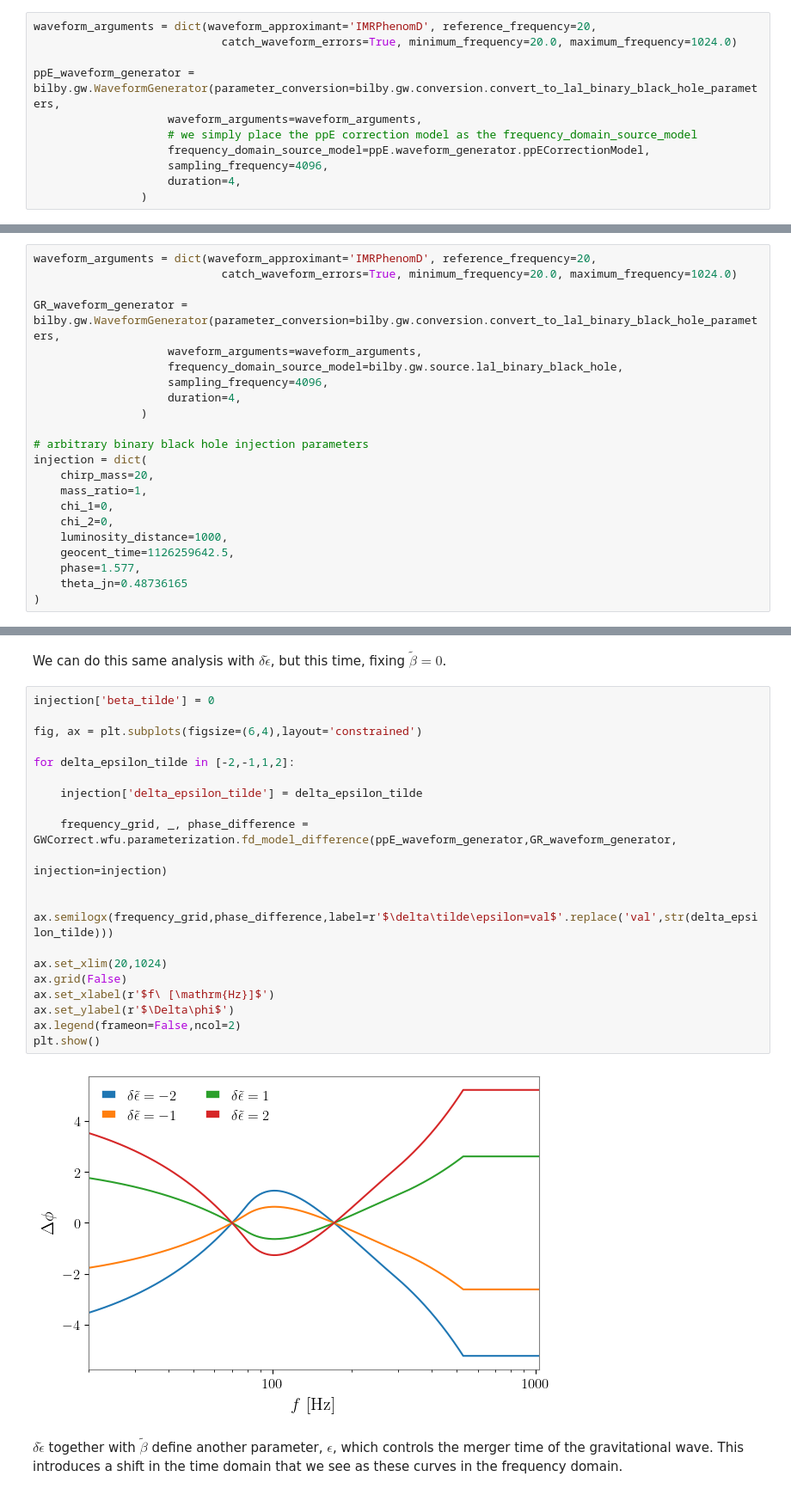
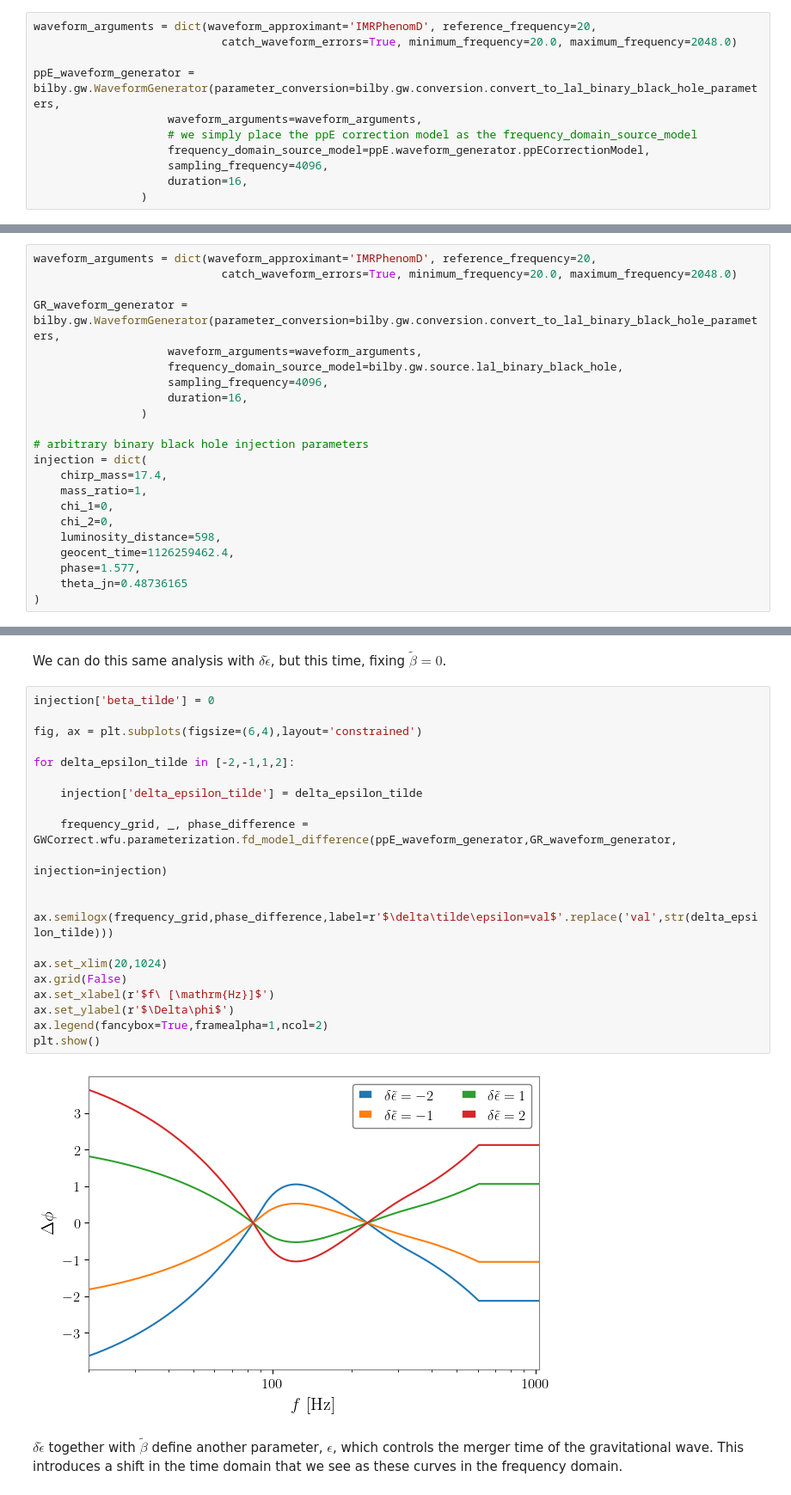
Before and after one commit to RyanSR71/GWCorrect, a Jupyter notebook: docs/source/notebooks/ppE_Tutorial.ipynb, the cells around one changed output, grey strips where cells are left out. Shown at 86% size. Saved outputs shown, nothing was run; the diff lists cells and outputs as text.

```diff
--- a/docs/source/notebooks/ppE_Tutorial.ipynb
+++ b/docs/source/notebooks/ppE_Tutorial.ipynb
@@ -22,13 +22,13 @@ plt.rcParams['font.family'] = 'serif'
 We will first demonstrate how to set up the ppE correction model. This process is very simple and only requires one modification to the default bilby waveform generator. `GWCorrect.ppE.waveform_generator.ppECorrectionModel` is a frequency domain source model, and can be placed into the bilby waveform generator as an argument.
 # %%
 waveform_arguments = dict(waveform_approximant='IMRPhenomD', reference_frequency=20,
-                            catch_waveform_errors=True, minimum_frequency=20.0, maximum_frequency=1024.0)
+                            catch_waveform_errors=True, minimum_frequency=20.0, maximum_frequency=2048.0)
 
 ppE_waveform_generator = bilby.gw.WaveformGenerator(parameter_conversion=bilby.gw.conversion.convert_to_lal_binary_black_hole_parameters,
                     waveform_arguments=waveform_arguments,
                     # we simply place the ppE correction model as the frequency_domain_source_model
                     frequency_domain_source_model=ppE.waveform_generator.ppECorrectionModel,
                     sampling_frequency=4096,
-                    duration=4,
+                    duration=16,
                 )
 # %% [output]
@@ -39,23 +39,23 @@ That is all we had to do to set up the ppE correction model! To use this model,
 These new parameters are: $\tilde\beta$, $\delta\tilde\epsilon$, and $b$. To see what these parameters do, we can plot the frequency domain phase differences with various draws of the parameters. First, we start by defining a default bilby waveform generator to serve as our baseline waveform. We also choose some binary black hole injection parameters.
 # %%
 waveform_arguments = dict(waveform_approximant='IMRPhenomD', reference_frequency=20,
-                            catch_waveform_errors=True, minimum_frequency=20.0, maximum_frequency=1024.0)
+                            catch_waveform_errors=True, minimum_frequency=20.0, maximum_frequency=2048.0)
 
 GR_waveform_generator = bilby.gw.WaveformGenerator(parameter_conversion=bilby.gw.conversion.convert_to_lal_binary_black_hole_parameters,
                     waveform_arguments=waveform_arguments,
                     frequency_domain_source_model=bilby.gw.source.lal_binary_black_hole,
                     sampling_frequency=4096,
-                    duration=4,
+                    duration=16,
                 )
 
 # arbitrary binary black hole injection parameters
 injection = dict(
-    chirp_mass=20,
+    chirp_mass=17.4,
     mass_ratio=1,
     chi_1=0,
     chi_2=0,
-    luminosity_distance=1000,
-    geocent_time=1126259642.5,
+    luminosity_distance=598,
+    geocent_time=1126259462.4,
     phase=1.577,
     theta_jn=0.48736165
 )
@@ -95,25 +95,25 @@ We can do this same analysis with $\delta\tilde\epsilon$, but this time, fixing
 # %%
 injection['beta_tilde'] = 0
 
 fig, ax = plt.subplots(figsize=(6,4),layout='constrained')
 
 for delta_epsilon_tilde in [-2,-1,1,2]:
 
     injection['delta_epsilon_tilde'] = delta_epsilon_tilde
 
     frequency_grid, _, phase_difference = GWCorrect.wfu.parameterization.fd_model_difference(ppE_waveform_generator,GR_waveform_generator,
                                                                                              injection=injection)
 
     ax.semilogx(frequency_grid,phase_difference,label=r'$\delta\tilde\epsilon=val$'.replace('val',str(delta_epsilon_tilde)))
 
 ax.set_xlim(20,1024)
 ax.grid(False)
 ax.set_xlabel(r'$f\ [\mathrm{Hz}]$')
 ax.set_ylabel(r'$\Delta\phi$')
-ax.legend(frameon=False,ncol=2)
+ax.legend(fancybox=True,framealpha=1,ncol=2)
 plt.show()
 # %% [output]
-[figure, old version]
+[figure, new version]
 # %% [markdown]
 $\delta\tilde\epsilon$ together with $\tilde\beta$ define another parameter, $\epsilon$, which controls the merger time of the gravitational wave. This introduces a shift in the time domain that we see as these curves in the frequency domain.
 # %% [markdown]
```
Also changed, not shown: parts of 8 cells of this notebook.
